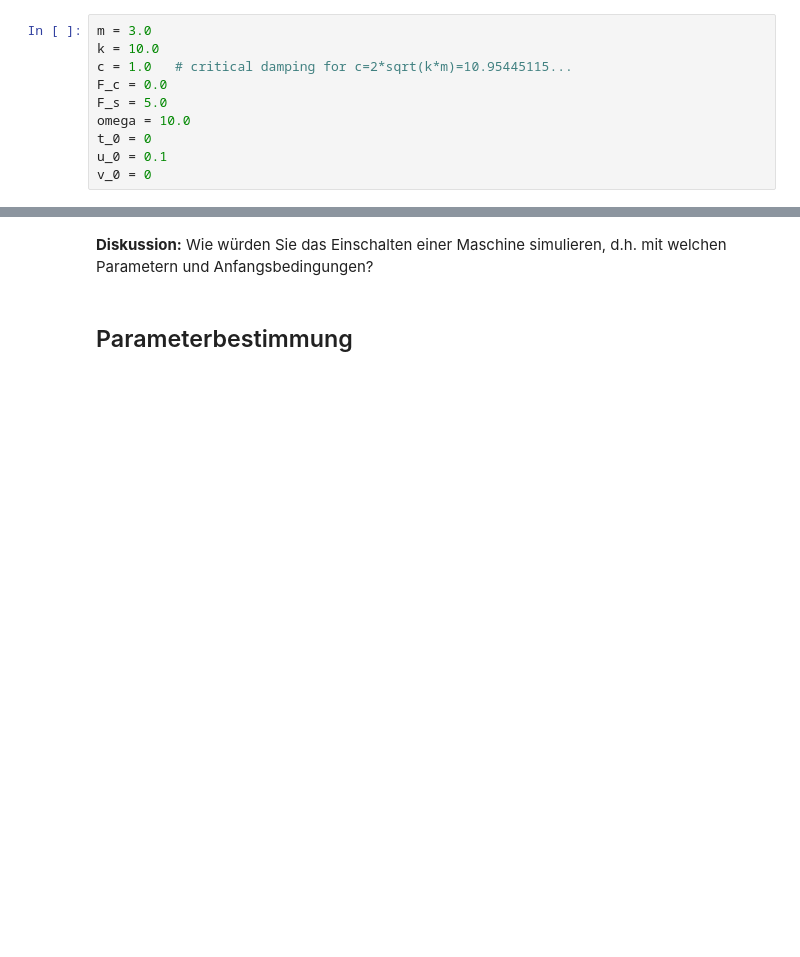
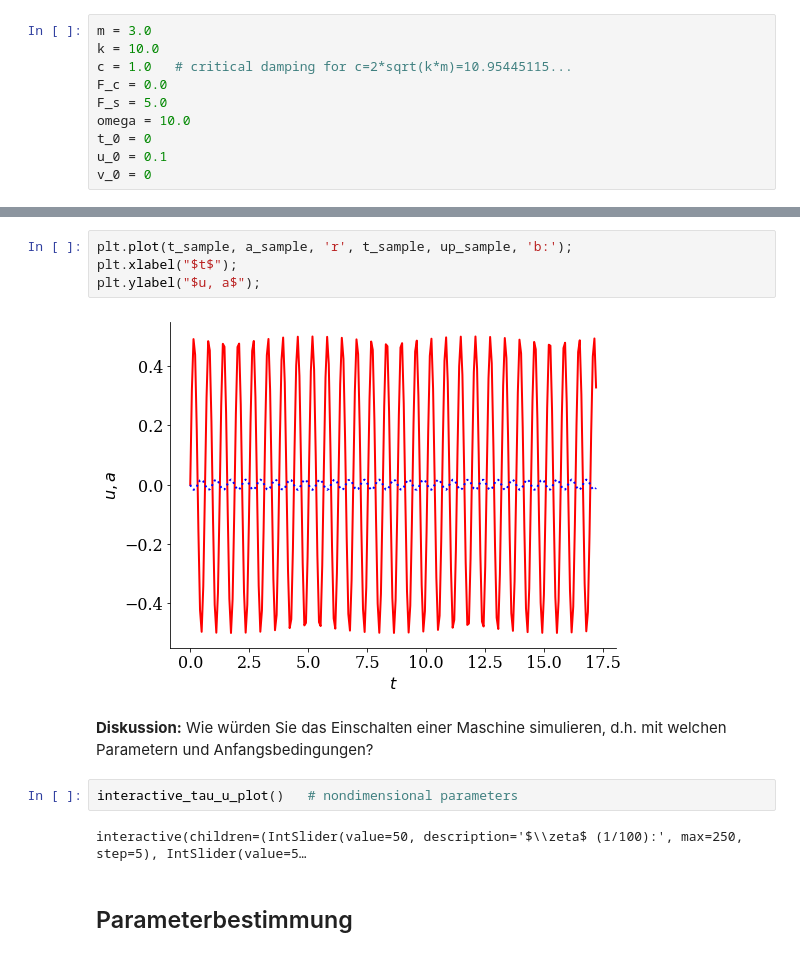
Before and after one commit to nagelt/soil_dynamics, a Jupyter notebook: single_mass_oscillator.ipynb, the cells around one changed output, grey strips where cells are left out. Saved outputs shown, nothing was run; the diff lists cells and outputs as text; blank space fills up the shorter version.

```diff
--- a/single_mass_oscillator.ipynb
+++ b/single_mass_oscillator.ipynb
@@ -215,5 +182,15 @@ delta_1= 1.1835034190722744    delta_2= 2.8164965809277254
+# %%
+plt.plot(t_sample, a_sample, 'r', t_sample, up_sample, 'b:');
+plt.xlabel("$t$");
+plt.ylabel("$u, a$");
+# %% [output]
+[figure, added]
 # %% [markdown]
 **Diskussion:** Wie würden Sie das Einschalten einer Maschine simulieren, d.h. mit welchen Parametern und Anfangsbedingungen?
+# %%
+interactive_tau_u_plot()   # nondimensional parameters
+# %% [output]
+interactive(children=(IntSlider(value=50, description='$\\zeta$ (1/100):', max=250, step=5), IntSlider(value=5…
 # %% [markdown]
 ## Parameterbestimmung
 # %% [markdown]
```
Also changed, not shown: parts of 20 cells of this notebook, 1 other file.
